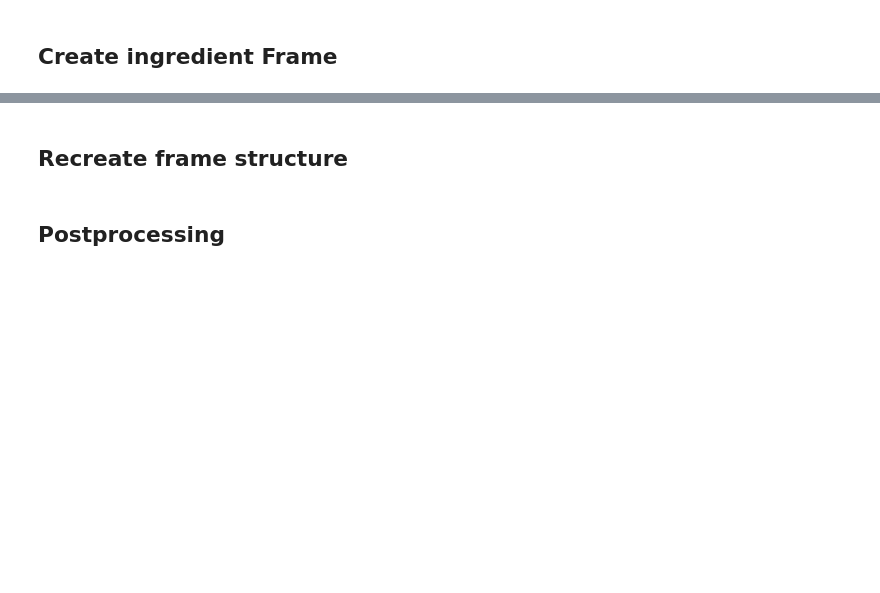
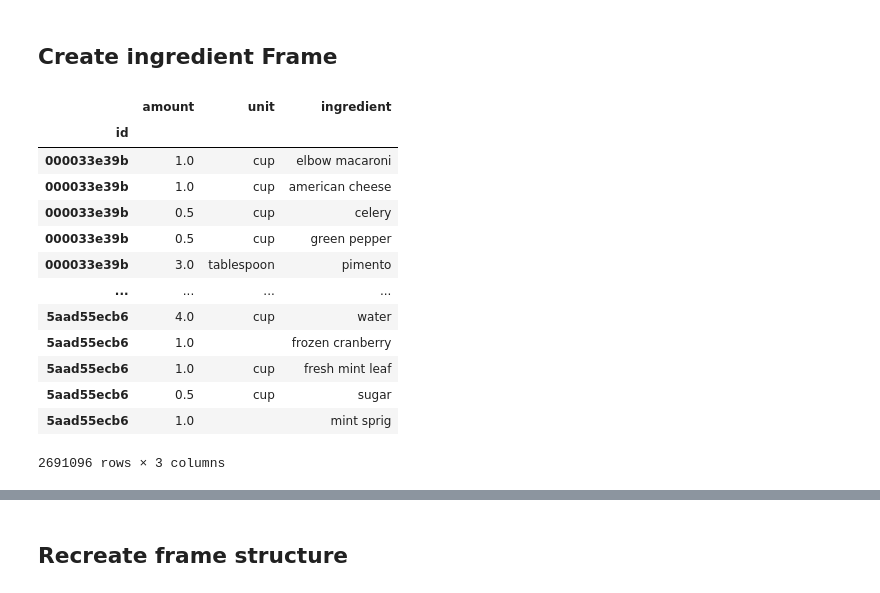
Before and after one commit to mscholl96/mad-recime, a Jupyter notebook: data/recipe1M/parser/ingEval.ipynb, the cells around one changed output, grey strips where cells are left out. Drawn from its saved outputs; the diff is of its cells as text; code cells hidden in the pictures; blank space fills up the shorter version.

```diff
--- a/data/recipe1M/parser/ingEval.ipynb
+++ b/data/recipe1M/parser/ingEval.ipynb
@@ -62,11 +60,29 @@ baseFrame.head()
 # %% [markdown]
 ## Create ingredient Frame
 # %%
-# ingredient normalization TODO: add instructions here to have the full frame
-tempSeries = baseFrame['ingredients'].apply(lambda x: np.column_stack((x['amount'].tolist(), x['unit'].tolist(), x['ingredient'].tolist()))).explode()
+#ingredient normalization TODO: add instructions here to have the full frame
+def flatten_ing(row):
+  return np.column_stack((row['amount'].tolist(), row['unit'].tolist(), row['ingredient'].tolist()))
+
+tempSeries = baseFrame['ingredients'].apply(lambda x: flatten_ing(x)).explode()
 baseFrame  = pd.DataFrame(tempSeries.tolist(), index=tempSeries.index, columns=['amount', 'unit', 'ingredient'])
 
+# free space
 del tempSeries
 
-# brakedown into lists
-ingList = baseFrame.groupby(level=0).aggregate(lambda x: x.unique().tolist()) # https://stackoverflow.com/questions/19530568/can-pandas-groupby-aggregate-into-a-list-rather-than-sum-mean-etc/24112443
+baseFrame
+# %% [output]
+|  | amount | unit | ingredient |
+| id |  |  |  |
+| 000033e39b | 1.0 | cup | elbow macaroni |
+| 000033e39b | 1.0 | cup | american cheese |
+| 000033e39b | 0.5 | cup | celery |
+| 000033e39b | 0.5 | cup | green pepper |
+| 000033e39b | 3.0 | tablespoon | pimento |
+| ... | ... | ... | ... |
+| 5aad55ecb6 | 4.0 | cup | water |
+| 5aad55ecb6 | 1.0 |  | frozen cranberry |
+| 5aad55ecb6 | 1.0 | cup | fresh mint leaf |
+| 5aad55ecb6 | 0.5 | cup | sugar |
+| 5aad55ecb6 | 1.0 |  | mint sprig |
+2691096 rows × 3 columns
@@ -73,4 +90,2 @@ ingList = baseFrame.groupby(level=0).aggregate(lambda x: x.unique().tolist()) #
 # %% [markdown]
 ## Recreate frame structure
-# %% [markdown]
-## Postprocessing
```
Also changed, not shown: parts of 24 cells of this notebook.
